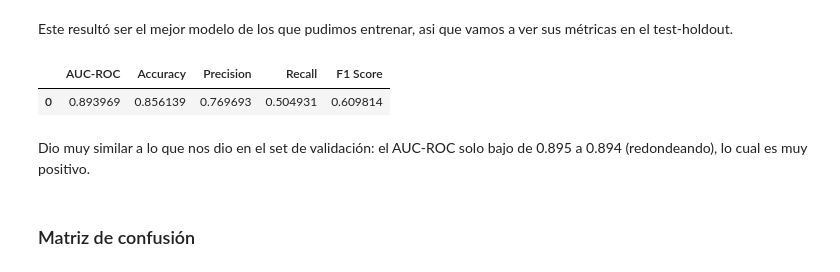
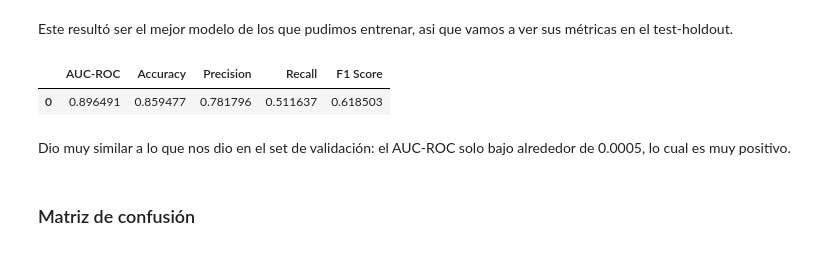
Before and after one commit to fdelu/orga-de-datos, a Jupyter notebook: parte_2/NeuralNetwork.ipynb, the cells around one changed output. Drawn from its saved outputs; the diff is of its cells as text; code cells hidden in the pictures.

```diff
--- a/parte_2/NeuralNetwork.ipynb
+++ b/parte_2/NeuralNetwork.ipynb
@@ -564,0 +581,11 @@ El AUC dio muy similar a los anteriores (en este caso, ~0.895), un poco peor que
+# %%
+df_features, df_target = get_datasets()
+
+viento_trigonometrico(df_features)
+df_features = dummy(df_features, ["barrio"])
+
+X_train, X_test, Y_train, Y_test = train_test_split(df_features, df_target, stratify=df_target.values, test_size=0.35, random_state=123)
+
+pipe = iterative_imputer()
+pipe = standarizer(pipe)
+len(X_train.columns)
@@ -564,0 +594,8 @@ El AUC dio muy similar a los anteriores (en este caso, ~0.895), un poco peor que
+# %%
+pipe.fit(X_train)
+X_test_mod = pipe.transform(X_test)
+# %%
+early_stop = EarlyStopping(monitor = "val_auc", mode = "max", patience = 200, restore_best_weights = True)
+
+pipe.steps.append(['keras', KerasClassifier(get_model(20, 8, 'sigmoid', 'relu', 0.00001), batch_size = 1000, epochs = 3000, callbacks = [early_stop],
+                                           verbose = 0)])
@@ -564,0 +606,2 @@ El AUC dio muy similar a los anteriores (en este caso, ~0.895), un poco peor que
+# %%
+pipe.fit(X_train, Y_train, keras__validation_data=(X_test_mod, Y_test))
@@ -605,21 +669,21 @@ Este resultó ser el mejor modelo de los que pudimos entrenar, asi que vamos a v
 # %%
 initialize_dataset()
 
 X_holdout = pd.read_csv("datasets/df_features_holdout.csv", low_memory = False, index_col = "id")
 Y_holdout = pd.read_csv("datasets/df_target_holdout.csv", low_memory = False, index_col = "id")
 
 common(X_holdout, Y_holdout)
 viento_trigonometrico(X_holdout)
-X_holdout = hashing_trick(X_holdout, 24, "barrio")
+X_holdout = dummy(X_holdout, ["barrio"])
 
 # El imputer y standarizer ya estan en el pipe
 
 metrics_table(pipe, X_holdout, Y_holdout)
 # %% [output]
 |  | AUC-ROC | Accuracy | Precision | Recall | F1 Score |
-| 0 | 0.893969 | 0.856139 | 0.769693 | 0.504931 | 0.609814 |
+| 0 | 0.896491 | 0.859477 | 0.781796 | 0.511637 | 0.618503 |
 # %% [markdown]
-Dio muy similar a lo que nos dio en el set de validación: el AUC-ROC solo bajo de 0.895 a 0.894 (redondeando), lo cual es muy positivo.
+Dio muy similar a lo que nos dio en el set de validación: el AUC-ROC solo bajo alrededor de 0.0005, lo cual es muy positivo.
 # %% [markdown]
 ### Matriz de confusión
 # %%
```
Also changed, not shown: parts of 34 cells of this notebook, 1 other file.
